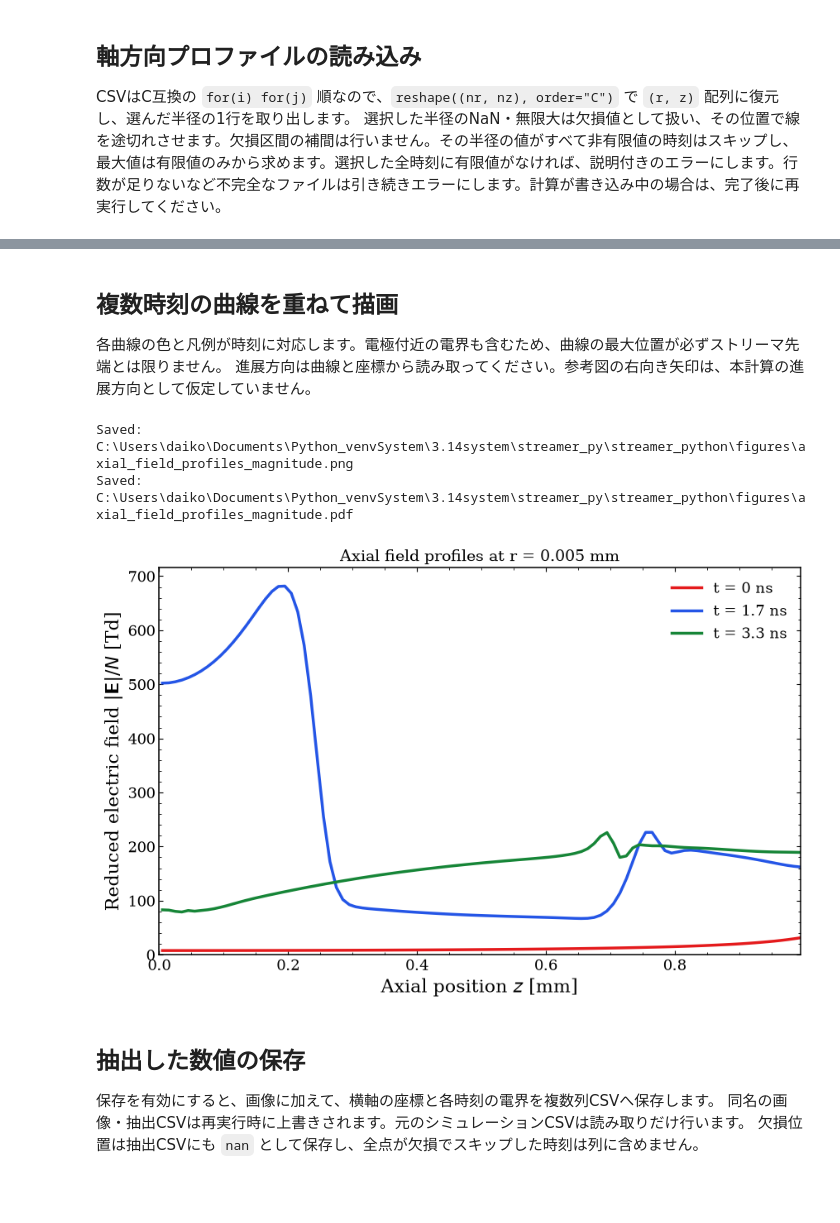
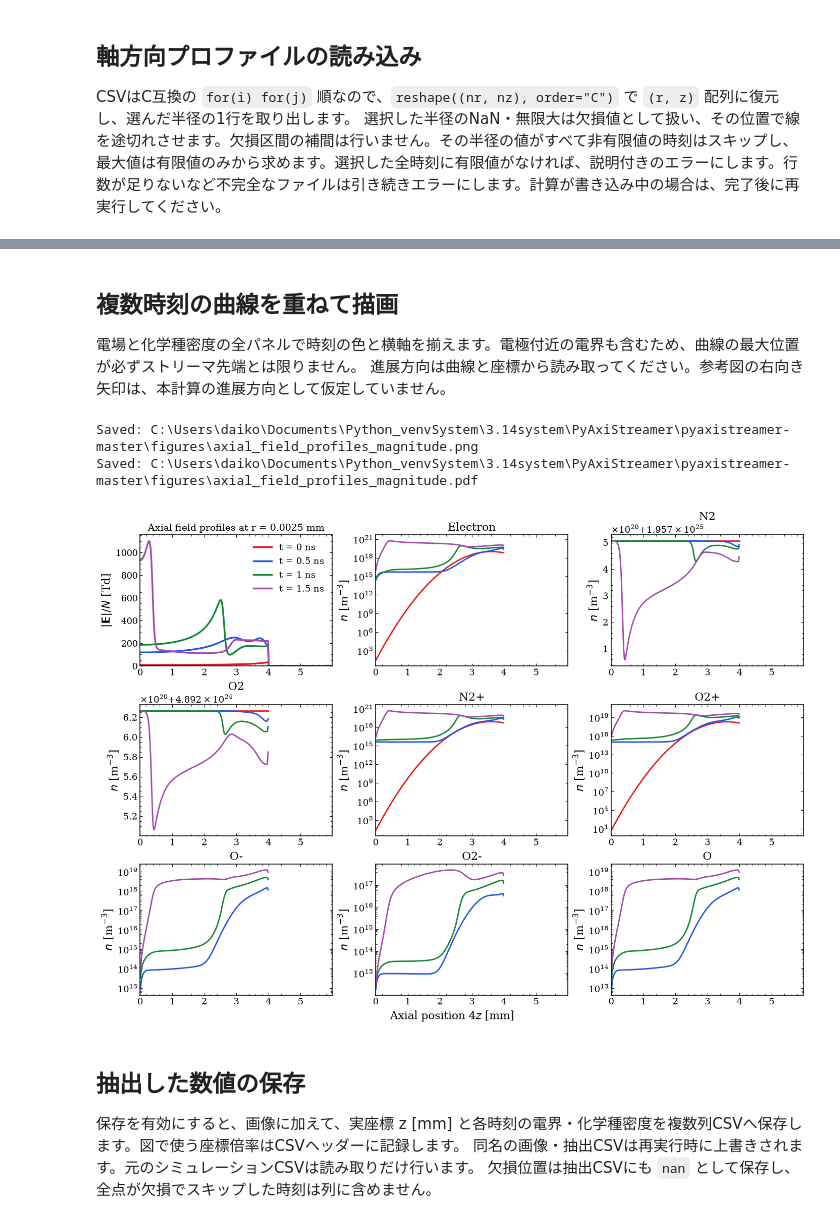
Before and after one commit to keipero/PyAxiStreamer, a Jupyter notebook: notebooks/plot_axial_field_profiles.ipynb, the cells around one changed output, grey strips where cells are left out. Cells and saved outputs as stored; diff of their text form; code cells hidden in the pictures; blank space fills up the shorter version.

```diff
--- a/notebooks/plot_axial_field_profiles.ipynb
+++ b/notebooks/plot_axial_field_profiles.ipynb
@@ -23,13 +22,16 @@ import matplotlib.pyplot as plt
 
 # ---- 変更する設定 ----
 # INPUT_DIR = Path("outputdata_short")
-INPUT_DIR = Path("outputdata_notebook")  # 保存済みデータのディレクトリ
+INPUT_DIR = Path("outputdata_photo")  # 保存済みデータのディレクトリ
 DT_SECONDS = 1.0e-12               # 計算時のdtに合わせる [s]
 TARGET_TIMES_NS = None             # None: 保存済み時刻から最大4本を自動選択
 # TARGET_TIMES_NS = [0.0, 0.5, 1.0, 1.5, 2.0, 2.5, 3.0, 5.0]  # 保存されている時刻を指定 [ns]
 RADIUS_MM = 0.0                    # この半径に最も近いセルを選ぶ [mm]
 FIELD_MODE = "magnitude"           # "magnitude", "abs_ez", "ez"
-Z_LIMITS_MM = None                 # 例: (0.0, 1.0)
+CHEMISTRY_SPECIES = None           # None: 保存済みの全種、例: ("Electron", "O", "O2-"), (): 電場のみ
+CHEMISTRY_LOG_SCALE = True         # 正の密度が1桁以上にわたる化学種を対数表示
+Z_DISPLAY_SCALE = 4.0              # 図の軸方向座標の倍率。実座標で表示する場合は1.0
+Z_LIMITS_MM = None                 # 表示座標での範囲。例: (0.0, 1.0)
 FIELD_LIMITS_TD = None             # 例: (0.0, 800.0)
 ANNOTATE_PEAKS = False             # 各曲線の最大値を注記（先端位置の判定ではない）
 SAVE_RESULTS = True
@@ -46,7 +48,7 @@ OUTPUT_STEM = "axial_field_profiles"
 PROJECT_DIR = next(
     (candidate.resolve()
      for base in (Path.cwd(), *Path.cwd().parents)
-     for candidate in (base, base / "streamer_python")
+     for candidate in (base, base / "pyaxistreamer-master", base / "streamer_python")
      if (candidate / "streamer_drift_diffusion").is_dir()),
     None,
 )
@@ -54,6 +56,7 @@ if PROJECT_DIR is None:
     raise FileNotFoundError("streamer_python project not found")
 import sys
 sys.path.insert(0, str(PROJECT_DIR))
+from streamer_drift_diffusion.kinetics import SPECIES_FIELDS
 from streamer_drift_diffusion.output import load_output_times
 input_dir = INPUT_DIR if INPUT_DIR.is_absolute() else PROJECT_DIR / INPUT_DIR
 export_dir = EXPORT_DIR if EXPORT_DIR.is_absolute() else PROJECT_DIR / EXPORT_DIR
@@ -69,6 +72,8 @@ if not np.isfinite(DT_SECONDS) or DT_SECONDS <= 0:
     raise ValueError("DT_SECONDSは正の有限値にしてください。")
 if not np.isfinite(RADIUS_MM) or RADIUS_MM < 0:
     raise ValueError("RADIUS_MMは0以上の有限値にしてください。")
+if not np.isfinite(Z_DISPLAY_SCALE) or Z_DISPLAY_SCALE <= 0:
+    raise ValueError("Z_DISPLAY_SCALEは正の有限値にしてください。")
 if not input_dir.is_dir():
     raise FileNotFoundError(f"CSVフォルダがありません: {input_dir}")
 prefix, field_label = field_specs[FIELD_MODE]
@@ -87,6 +92,8 @@ r_m = load_coordinate(input_dir / "rh.csv")
 z_m = load_coordinate(input_dir / "zh.csv")
 nr, nz = len(r_m), len(z_m)
 r_mm, z_mm = r_m * 1e3, z_m * 1e3
+z_display_mm = Z_DISPLAY_SCALE * z_mm
+z_label = r"Axial position $z$ [mm]" if Z_DISPLAY_SCALE == 1 else f"Axial position {Z_DISPLAY_SCALE:g}$z$ [mm]"
 if RADIUS_MM > r_mm[-1]:
     raise ValueError(f"指定半径がセル中心の最大半径 {r_mm[-1]:g} mm を超えています。")
 radial_index = int(np.argmin(np.abs(r_mm - RADIUS_MM)))
@@ -184,60 +249,85 @@ step    time [ns]    max field [Td]    z at maximum [mm]
 # %% [markdown]
 ## 複数時刻の曲線を重ねて描画
 
-各曲線の色と凡例が時刻に対応します。電極付近の電界も含むため、曲線の最大位置が必ずストリーマ先端とは限りません。
+電場と化学種密度の全パネルで時刻の色と横軸を揃えます。電極付近の電界も含むため、曲線の最大位置が必ずストリーマ先端とは限りません。
 進展方向は曲線と座標から読み取ってください。参考図の右向き矢印は、本計算の進展方向として仮定していません。
 # %%
 colors = ["#e41a1c", "#2455e6", "#168537", "#a24bad", "#e88812", "#168d9b"]
+frame_colors = {step: colors[i % len(colors)] for i, step in enumerate(profiles)}
+panel_count = 1 + len(density_profiles)
+ncols = 1 if panel_count <= 3 else 3
+nrows = (panel_count + ncols - 1) // ncols
 with plt.rc_context({
     "font.family": "serif",
     "font.size": 13,
     "axes.labelsize": 16,
     "axes.linewidth": 1.1,
     "xtick.direction": "in",
     "ytick.direction": "in",
     "xtick.top": True,
     "ytick.right": True,
     "pdf.fonttype": 42,
 }):
-    fig, ax = plt.subplots(figsize=(8.5, 5.5), layout="constrained")
+    fig, axes = plt.subplots(
+        nrows, ncols, figsize=(8.5 if ncols == 1 else 14, 5.5 if nrows == 1 else 3.4 * nrows),
+        sharex=True, squeeze=False, layout="constrained",
+    )
+    ax = axes.flat[0]
     for index, (step, profile) in enumerate(profiles.items()):
         time_ns = time_by_frame_ns[step]
-        color = colors[index % len(colors)]
-        ax.plot(z_mm, profile, color=color, linewidth=2.5, label=f"t = {time_ns:g} ns")
+        color = frame_colors[step]
+        ax.plot(z_display_mm, profile, color=color, linewidth=2.5, label=f"t = {time_ns:g} ns")
         if ANNOTATE_PEAKS:
             peak = int(np.nanargmax(profile))
-            ax.plot(z_mm[peak], profile[peak], "o", color=color, markersize=4)
+            ax.plot(z_display_mm[peak], profile[peak], "o", color=color, markersize=4)
             ax.annotate(
-                f"{time_ns:g} ns", xy=(z_mm[peak], profile[peak]),
+                f"{time_ns:g} ns", xy=(z_display_mm[peak], profile[peak]),
                 xytext=(7, -15 - 15 * (index % 2)), textcoords="offset points",
                 color=color, fontsize=11,
             )
-    ax.set_xlabel(r"Axial position $z$ [mm]")
-    ax.set_ylabel(f"Reduced electric field {field_label}")
+    ax.set_ylabel(field_label)
     ax.set_title(f"Axial field profiles at r = {r_mm[radial_index]:g} mm", fontsize=14)
-    ax.set_xlim(Z_LIMITS_MM if Z_LIMITS_MM is not None else (0, z_mm[-1]))
+    ax.set_xlim(Z_LIMITS_MM if Z_LIMITS_MM is not None else (0, z_display_mm[-1]))
     if FIELD_LIMITS_TD is not None:
         ax.set_ylim(FIELD_LIMITS_TD)
     elif FIELD_MODE != "ez":
         ax.set_ylim(bottom=0)
     ax.legend(frameon=False, loc="best")
-    ax.tick_params(which="both", top=True, right=True)
-    ax.minorticks_on()
+    for panel, (species, by_frame) in zip(axes.flat[1:], density_profiles.items()):
+        positive = np.concatenate([values[values > 0] for values in by_frame.values()])
+        logarithmic = CHEMISTRY_LOG_SCALE and positive.size > 0 and positive.min() <= positive.max() / 10
+        if logarithmic:
+            panel.set_yscale("log", nonpositive="mask")
+        else:
+            panel.ticklabel_format(axis="y", style="sci", scilimits=(-3, 3), useMathText=True)
+        for step, density in by_frame.items():
+            values = np.where(density > 0, density, np.nan) if logarithmic else density
+            panel.plot(z_display_mm, values, color=frame_colors[step], linewidth=2.0)
+        panel.set(title=species, ylabel=r"$n$ [m$^{-3}$]")
+    for panel in axes.flat[:panel_count]:
+        panel.tick_params(which="both", top=True, right=True, labelbottom=True)
+        panel.minorticks_on()
+    for panel in axes.flat[panel_count:]:
+        panel.set_visible(False)
+    if density_profiles:
+        fig.supxlabel(z_label)
+    else:
+        ax.set_xlabel(z_label)
     if SAVE_RESULTS:
         export_dir.mkdir(parents=True, exist_ok=True)
         for extension in ("png", "pdf"):
             destination = export_dir / f"{OUTPUT_STEM}_{FIELD_MODE}.{extension}"
             fig.savefig(destination, dpi=200, bbox_inches="tight")
             print(f"Saved: {destination}")
     plt.show()
 # %% [output]
-Saved: C:\Users\daiko\Documents\Python_venvSystem\3.14system\streamer_py\streamer_python\figures\axial_field_profiles_magnitude.png
-Saved: C:\Users\daiko\Documents\Python_venvSystem\3.14system\streamer_py\streamer_python\figures\axial_field_profiles_magnitude.pdf
+Saved: C:\Users\daiko\Documents\Python_venvSystem\3.14system\PyAxiStreamer\pyaxistreamer-master\figures\axial_field_profiles_magnitude.png
+Saved: C:\Users\daiko\Documents\Python_venvSystem\3.14system\PyAxiStreamer\pyaxistreamer-master\figures\axial_field_profiles_magnitude.pdf
-[figure, old version]
+[figure, new version]
 # %% [markdown]
 ## 抽出した数値の保存
 
-保存を有効にすると、画像に加えて、横軸の座標と各時刻の電界を複数列CSVへ保存します。
+保存を有効にすると、画像に加えて、実座標 z [mm] と各時刻の電界・化学種密度を複数列CSVへ保存します。図で使う座標倍率はCSVヘッダーに記録します。
 同名の画像・抽出CSVは再実行時に上書きされます。元のシミュレーションCSVは読み取りだけ行います。
 欠損位置は抽出CSVにも `nan` として保存し、全点が欠損でスキップした時刻は列に含めません。
 # %%
```
Also changed, not shown: parts of 6 cells of this notebook, 14 other files.
